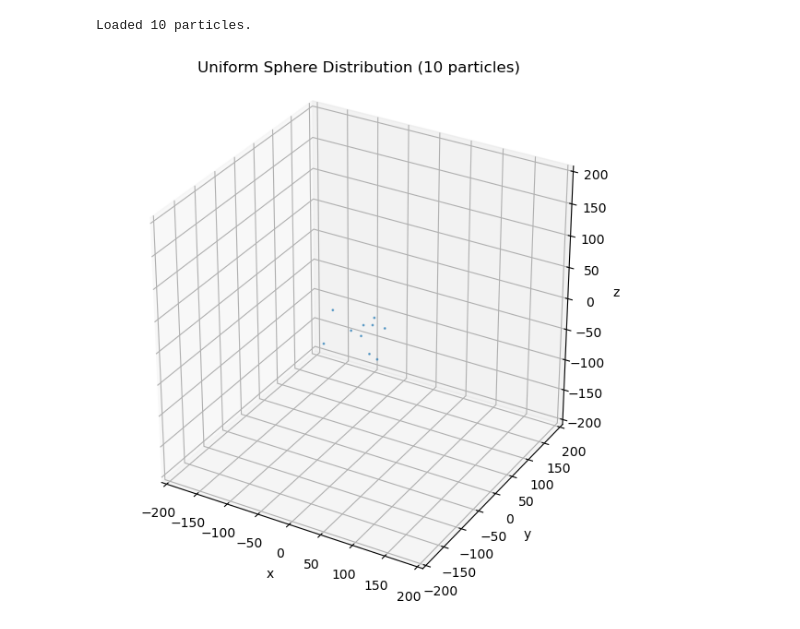
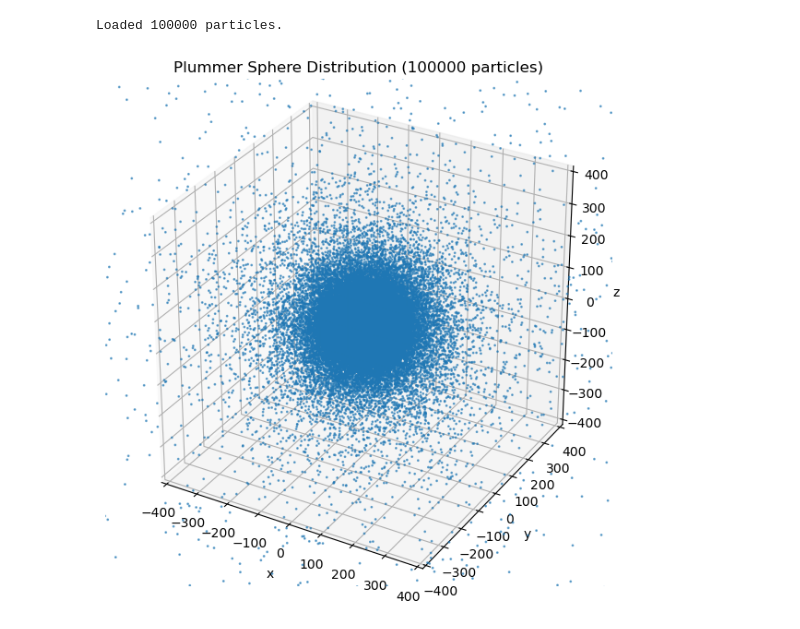
Before and after one commit to fmm-final-project/fast-multipole-method, a Jupyter notebook: test_problems/distribution_plot.ipynb, the cells around one changed output. Drawn from its saved outputs; the diff is of its cells as text; code cells hidden in the pictures.

```diff
--- a/test_problems/distribution_plot.ipynb
+++ b/test_problems/distribution_plot.ipynb
@@ -10,27 +10,27 @@ def load_particles_bin(filename, n_particles):
         data = np.fromfile(f, dtype=np.float64).reshape(n_particles, 7)
     return data
 
-n_particles = int(1e1)
-filename = path + "/generated_particles/uniform_cube_3d_1e1.bin"
+n_particles = int(1e5)
+filename = path + "/generated_particles/plummer_vel_3d_1e5.bin"
 particles = load_particles_bin(filename, n_particles)
 x = particles[:, 1]
 y = particles[:, 2]
 z = particles[:, 3]
 print("Loaded", n_particles, "particles.")
 # %% [output]
-Loaded 10 particles.
+Loaded 100000 particles.
 # %%
 fig = plt.figure(figsize=(8, 6))
 ax = fig.add_subplot(111, projection='3d')
 ax.scatter(x, y, z, s=1, alpha=0.6)
-ax.set_title("Uniform Sphere Distribution ({} particles)".format(n_particles))
+ax.set_title("Plummer Sphere Distribution ({} particles)".format(n_particles))
 ax.set_xlabel("x")
 ax.set_ylabel("y")
 ax.set_zlabel("z")
 ax.set_box_aspect([1,1,1])
-ax.set_xbound(-200, 200)
-ax.set_ybound(-200, 200)
-ax.set_zbound(-200, 200)
+ax.set_xbound(-400, 400)
+ax.set_ybound(-400, 400)
+ax.set_zbound(-400, 400)
 plt.tight_layout()
 # %% [output]
-[figure, old version]
+[figure, new version]
```
Also changed, not shown: 29 other files.
